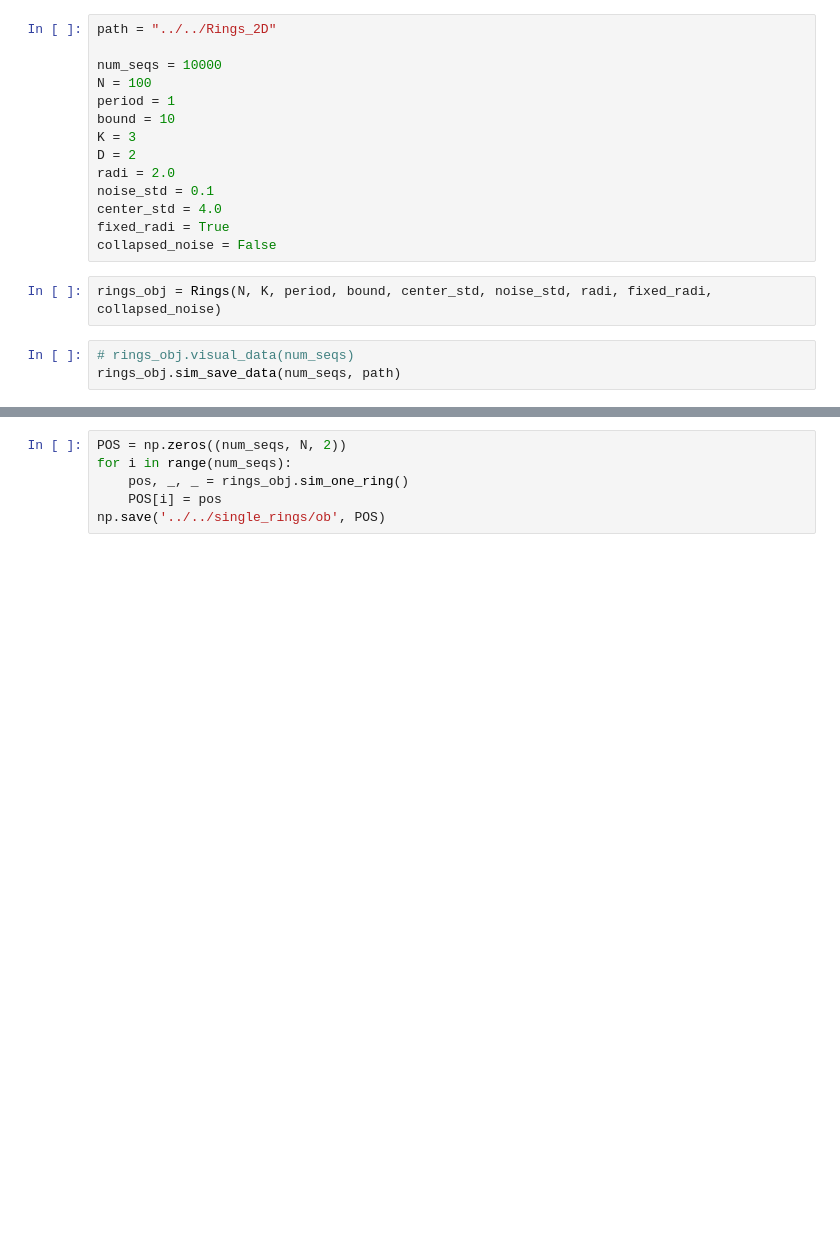
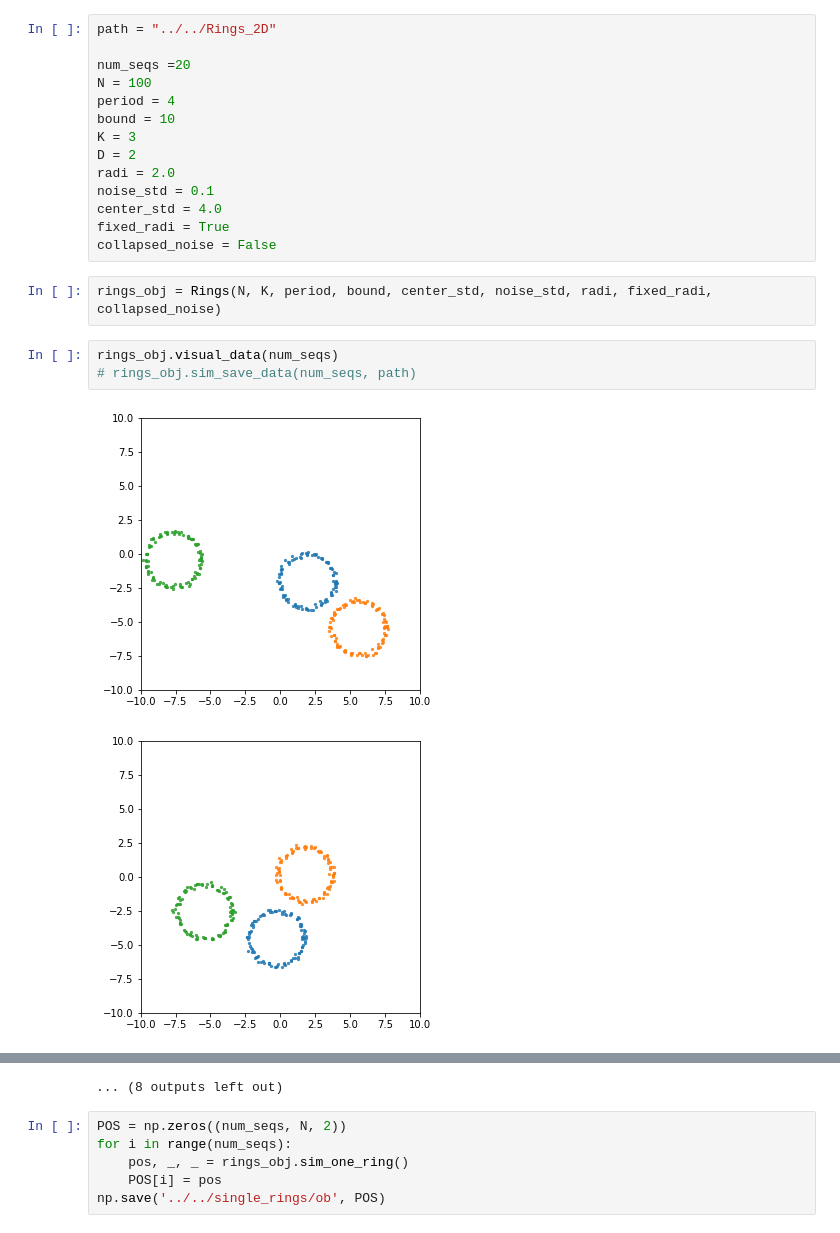
Before and after one commit to hao-w/apgs, a Jupyter notebook: Halo/sim_rings.ipynb, the cells around one changed output, grey strips where cells are left out. Cells and saved outputs as stored; diff of their text form; blank space fills up the shorter version.

```diff
--- a/Halo/sim_rings.ipynb
+++ b/Halo/sim_rings.ipynb
@@ -4,9 +4,9 @@ from sim_rings import *
 # %%
 path = "../../Rings_2D"
 
-num_seqs = 10000
+num_seqs =20
 N = 100
-period = 1
+period = 4
 bound = 10
 K = 3
 D = 2
@@ -18,5 +18,8 @@ collapsed_noise = False
 # %%
 rings_obj = Rings(N, K, period, bound, center_std, noise_std, radi, fixed_radi, collapsed_noise)
 # %%
-# rings_obj.visual_data(num_seqs)
-rings_obj.sim_save_data(num_seqs, path)
+rings_obj.visual_data(num_seqs)
+# rings_obj.sim_save_data(num_seqs, path)
+# %% [output]
+[figure, added]
+[figure, added]
@@ -23,3 +36,4 @@ rings_obj.sim_save_data(num_seqs, path)
+... (8 outputs left out)
 # %%
 POS = np.zeros((num_seqs, N, 2))
 for i in range(num_seqs):
```
Also changed, not shown: parts of 2 cells of this notebook, 52 other files.
